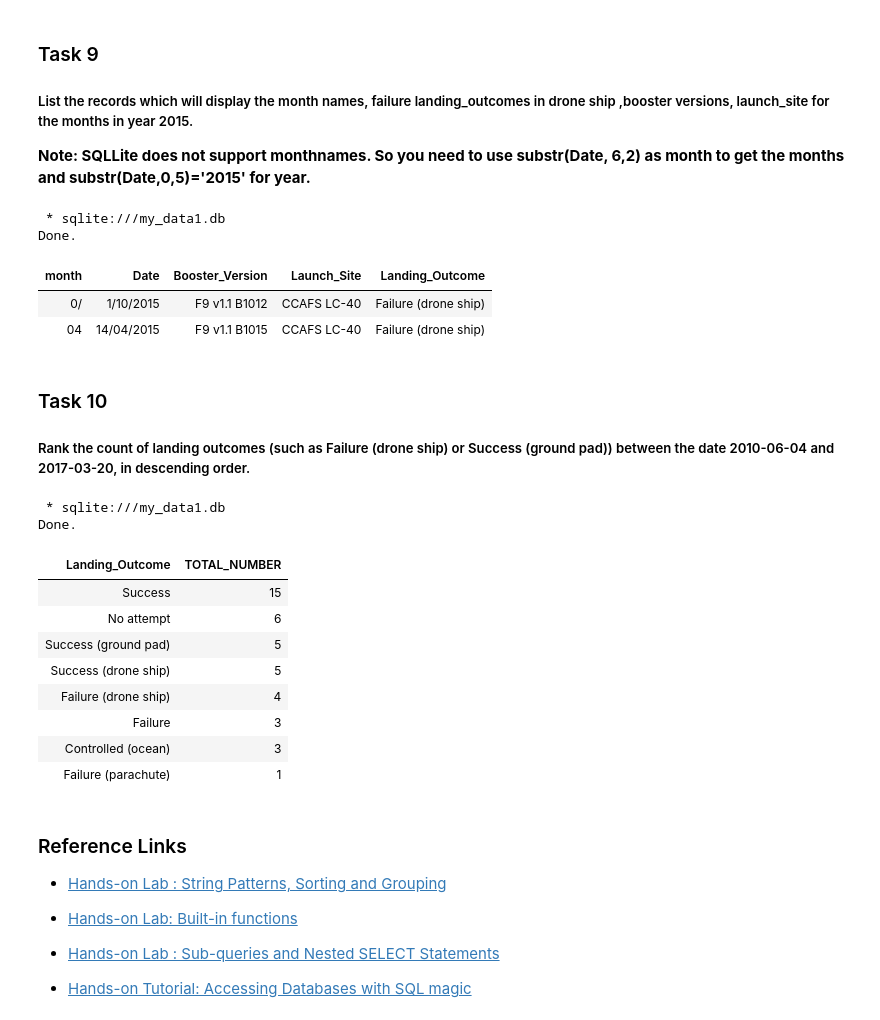
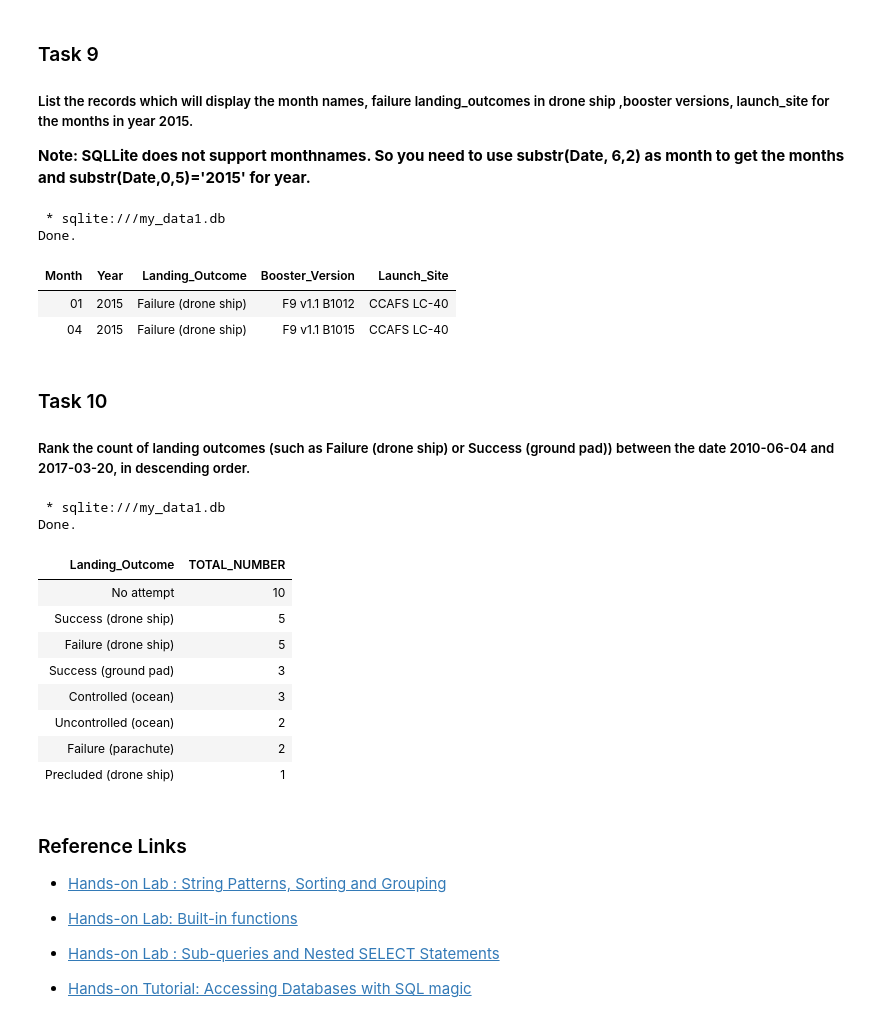
Before and after one commit to LavieVy/Coursera-Project, a Jupyter notebook: jupyter-labs-eda-sql-coursera_sqllite.ipynb, the cells around one changed output. Saved outputs shown, nothing was run; the diff lists cells and outputs as text; code cells hidden in the pictures.

```diff
--- a/jupyter-labs-eda-sql-coursera_sqllite.ipynb
+++ b/jupyter-labs-eda-sql-coursera_sqllite.ipynb
@@ -270,15 +301,15 @@ Done.
 **Note: SQLLite does not support monthnames. So you need to use  substr(Date, 6,2) as month to get the months and substr(Date,0,5)='2015' for year.**
 # %%
 %%sql
-SELECT substr(Date,4,2) as month, DATE,BOOSTER_VERSION, LAUNCH_SITE, Landing_Outcome
+SELECT substr(Date2,6,2) as Month, substr(Date2,0,5) as Year,Landing_Outcome, BOOSTER_VERSION, LAUNCH_SITE
 FROM SPACEXTBL
 where Landing_Outcome = 'Failure (drone ship)' and  substr(Date,-1,1)='5';
 # %% [output]
  * sqlite:///my_data1.db
 Done.
-| month | Date | Booster_Version | Launch_Site | Landing_Outcome |
-| 0/ | 1/10/2015 | F9 v1.1 B1012 | CCAFS LC-40 | Failure (drone ship) |
-| 04 | 14/04/2015 | F9 v1.1 B1015 | CCAFS LC-40 | Failure (drone ship) |
+| Month | Year | Landing_Outcome | Booster_Version | Launch_Site |
+| 01 | 2015 | Failure (drone ship) | F9 v1.1 B1012 | CCAFS LC-40 |
+| 04 | 2015 | Failure (drone ship) | F9 v1.1 B1015 | CCAFS LC-40 |
 # %% [markdown]
 ### Task 10
 
@@ -290,21 +321,21 @@ Done.
 %%sql
 SELECT LANDING_OUTCOME, COUNT(*) AS TOTAL_NUMBER
 FROM SPACEXTBL
-WHERE DATE BETWEEN '04-06-2010' and '20-03-2017'
+WHERE DATE2 BETWEEN '2010-06-04' and '2017-03-20'
 GROUP BY LANDING_OUTCOME
 ORDER BY TOTAL_NUMBER DESC;
 # %% [output]
  * sqlite:///my_data1.db
 Done.
 | Landing_Outcome | TOTAL_NUMBER |
-| Success | 15 |
-| No attempt | 6 |
-| Success (ground pad) | 5 |
+| No attempt | 10 |
 | Success (drone ship) | 5 |
-| Failure (drone ship) | 4 |
-| Failure | 3 |
+| Failure (drone ship) | 5 |
+| Success (ground pad) | 3 |
 | Controlled (ocean) | 3 |
-| Failure (parachute) | 1 |
+| Uncontrolled (ocean) | 2 |
+| Failure (parachute) | 2 |
+| Precluded (drone ship) | 1 |
 # %% [markdown]
 ### Reference Links
 
```
Also changed, not shown: parts of 12 cells of this notebook.
